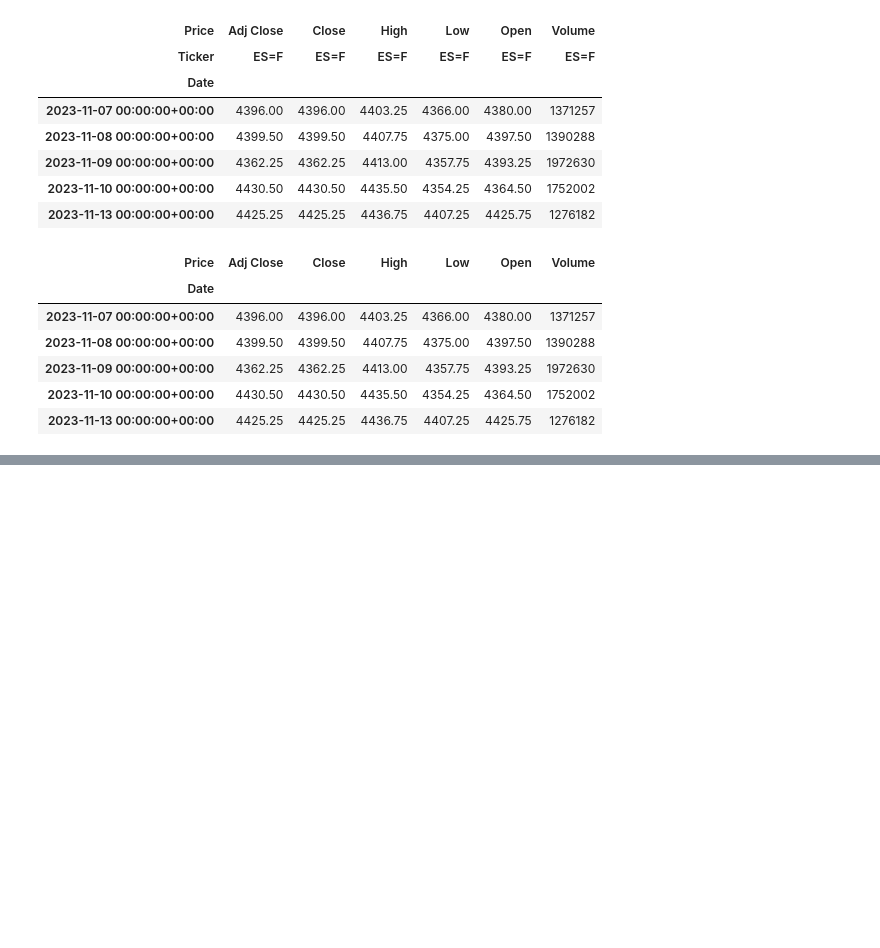
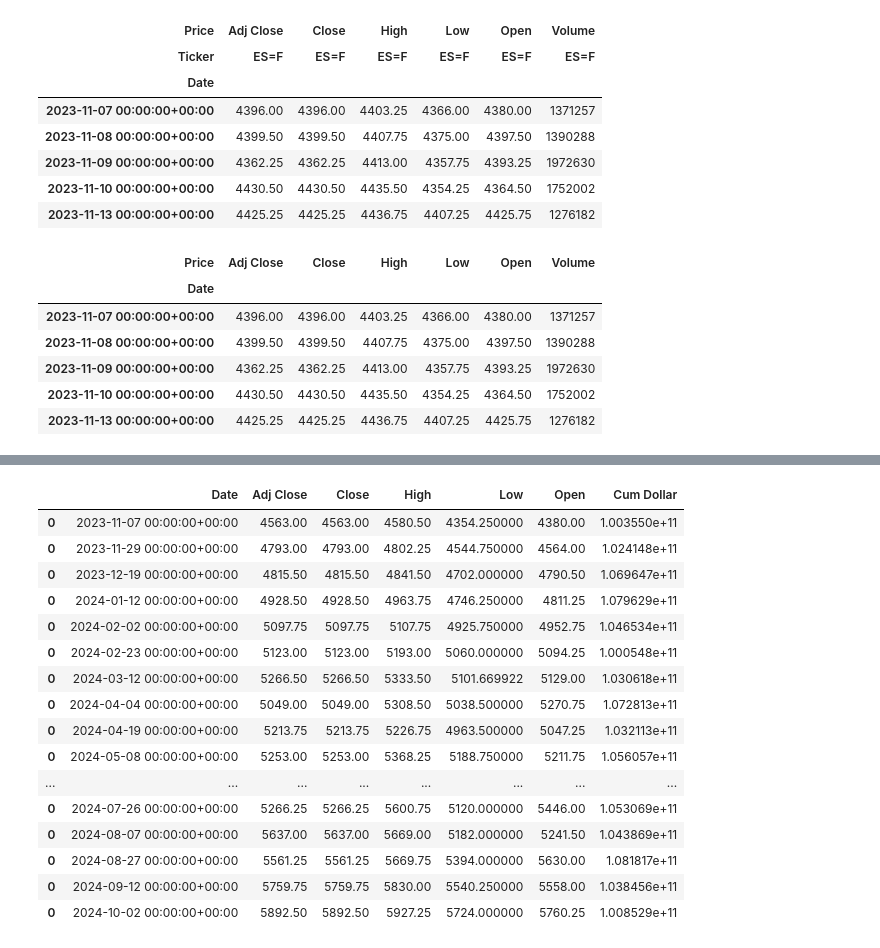
Before and after one commit to Goooo4it/Advances-in-Financial-Machine-Learning, a Jupyter notebook: 2.Financial_Data_Structures.ipynb, the cells around one changed output, grey strips where cells are left out. Saved outputs shown, nothing was run; the diff lists cells and outputs as text; code cells hidden in the pictures; blank space fills up the shorter version.

Commit message:
Function: advanced_bar: Volume, Dollar, Tick

```diff
--- a/2.Financial_Data_Structures.ipynb
+++ b/2.Financial_Data_Structures.ipynb
@@ -130,9 +107,0 @@ def group_bars(ticks, bar_index):
-# %%
-p = 0
-index = []
-for i in es_data.index:
-    if p % 11 == 0:
-        index.append(i)
-    p += 1
-index = pd.Series(index)
-df = group_bars(es_data, index)
@@ -172,0 +108,25 @@ yf.__version__
+# %%
+def advanced_bars(series, h, bar_type = 'Volume'):
+    df = pd.DataFrame()
+    temp_data = series.reset_index()
+    current_vol = 0
+    for i in range(len(temp_data)):
+        if current_vol == 0:
+                date, cum_high,cum_low,cum_open,cum_close,cum_adj_close = temp_data.iloc[i]['Date'],temp_data.iloc[i]['High'],temp_data.iloc[i]['Low'],temp_data.iloc[i]['Open'],temp_data.iloc[i]['Close'],temp_data.iloc[i]['Adj Close']
+        cum_high, cum_low = max(cum_high, temp_data.iloc[i]['High']), min(cum_low, temp_data.iloc[i]['Low'])
+        if bar_type == 'Volume':
+            current_vol += temp_data.iloc[i]['Volume']
+        elif bar_type == 'Dollar':
+            current_vol += temp_data.iloc[i]['Volume'] * temp_data.iloc[i]['Close']
+        elif bar_type == 'Tick':
+            current_vol += 1
+        else:
+            raise ValueError("bar_type Wrong! Please enter correct bar_type: Volume, Dollar or Tick")
+
+        if (current_vol >= h):
+            cum_close = temp_data.iloc[i][ 'Close']
+            cum_adj_close = temp_data.iloc[i]['Adj Close']
+            temp = pd.DataFrame([[date, cum_adj_close, cum_close, cum_high, cum_low, cum_open, current_vol]], columns = ['Date','Adj Close','Close','High','Low','Open','Cum '+bar_type])
+            current_vol = 0
+            df = pd.concat([df, temp], axis=0)
+    return df
@@ -172,0 +161,20 @@ yf.__version__
+# %%
+advanced_bars(es_data, h=2000000*50000, bar_type='Dollar')
+# %% [output]
+|  | Date | Adj Close | Close | High | Low | Open | Cum Dollar |
+| 0 | 2023-11-07 00:00:00+00:00 | 4563.00 | 4563.00 | 4580.50 | 4354.250000 | 4380.00 | 1.003550e+11 |
+| 0 | 2023-11-29 00:00:00+00:00 | 4793.00 | 4793.00 | 4802.25 | 4544.750000 | 4564.00 | 1.024148e+11 |
+| 0 | 2023-12-19 00:00:00+00:00 | 4815.50 | 4815.50 | 4841.50 | 4702.000000 | 4790.50 | 1.069647e+11 |
+| 0 | 2024-01-12 00:00:00+00:00 | 4928.50 | 4928.50 | 4963.75 | 4746.250000 | 4811.25 | 1.079629e+11 |
+| 0 | 2024-02-02 00:00:00+00:00 | 5097.75 | 5097.75 | 5107.75 | 4925.750000 | 4952.75 | 1.046534e+11 |
+| 0 | 2024-02-23 00:00:00+00:00 | 5123.00 | 5123.00 | 5193.00 | 5060.000000 | 5094.25 | 1.000548e+11 |
+| 0 | 2024-03-12 00:00:00+00:00 | 5266.50 | 5266.50 | 5333.50 | 5101.669922 | 5129.00 | 1.030618e+11 |
+| 0 | 2024-04-04 00:00:00+00:00 | 5049.00 | 5049.00 | 5308.50 | 5038.500000 | 5270.75 | 1.072813e+11 |
+| 0 | 2024-04-19 00:00:00+00:00 | 5213.75 | 5213.75 | 5226.75 | 4963.500000 | 5047.25 | 1.032113e+11 |
+| 0 | 2024-05-08 00:00:00+00:00 | 5253.00 | 5253.00 | 5368.25 | 5188.750000 | 5211.75 | 1.056057e+11 |
+| ... | ... | ... | ... | ... | ... | ... | ... |
+| 0 | 2024-07-26 00:00:00+00:00 | 5266.25 | 5266.25 | 5600.75 | 5120.000000 | 5446.00 | 1.053069e+11 |
+| 0 | 2024-08-07 00:00:00+00:00 | 5637.00 | 5637.00 | 5669.00 | 5182.000000 | 5241.50 | 1.043869e+11 |
+| 0 | 2024-08-27 00:00:00+00:00 | 5561.25 | 5561.25 | 5669.75 | 5394.000000 | 5630.00 | 1.081817e+11 |
+| 0 | 2024-09-12 00:00:00+00:00 | 5759.75 | 5759.75 | 5830.00 | 5540.250000 | 5558.00 | 1.038456e+11 |
+| 0 | 2024-10-02 00:00:00+00:00 | 5892.50 | 5892.50 | 5927.25 | 5724.000000 | 5760.25 | 1.008529e+11 |
```
Also changed, not shown: parts of 8 cells of this notebook.
